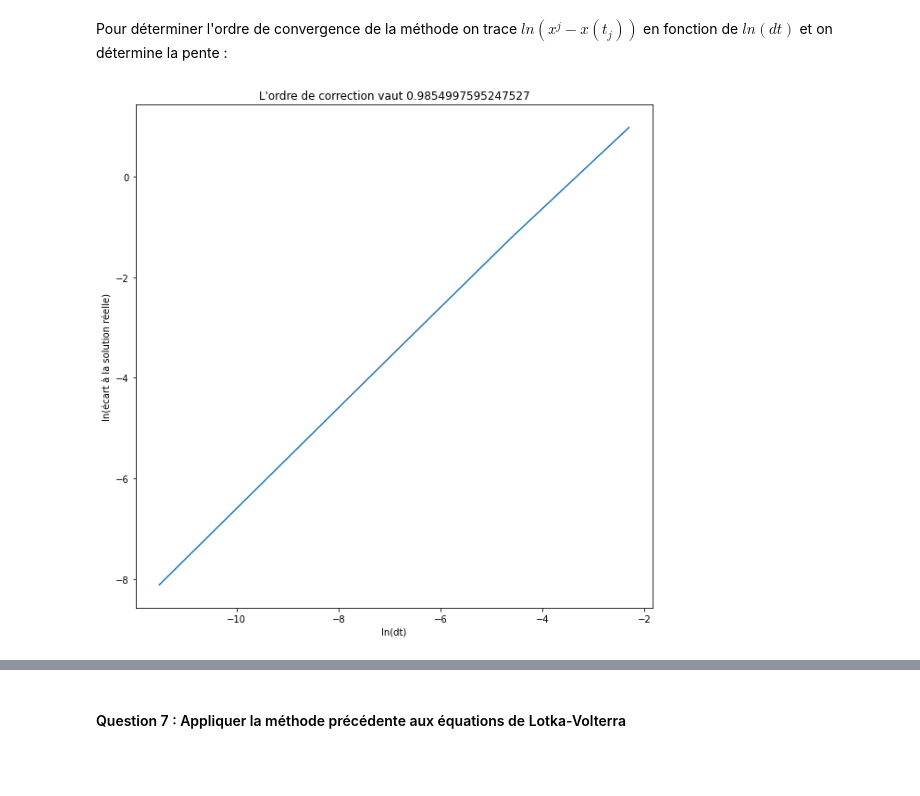
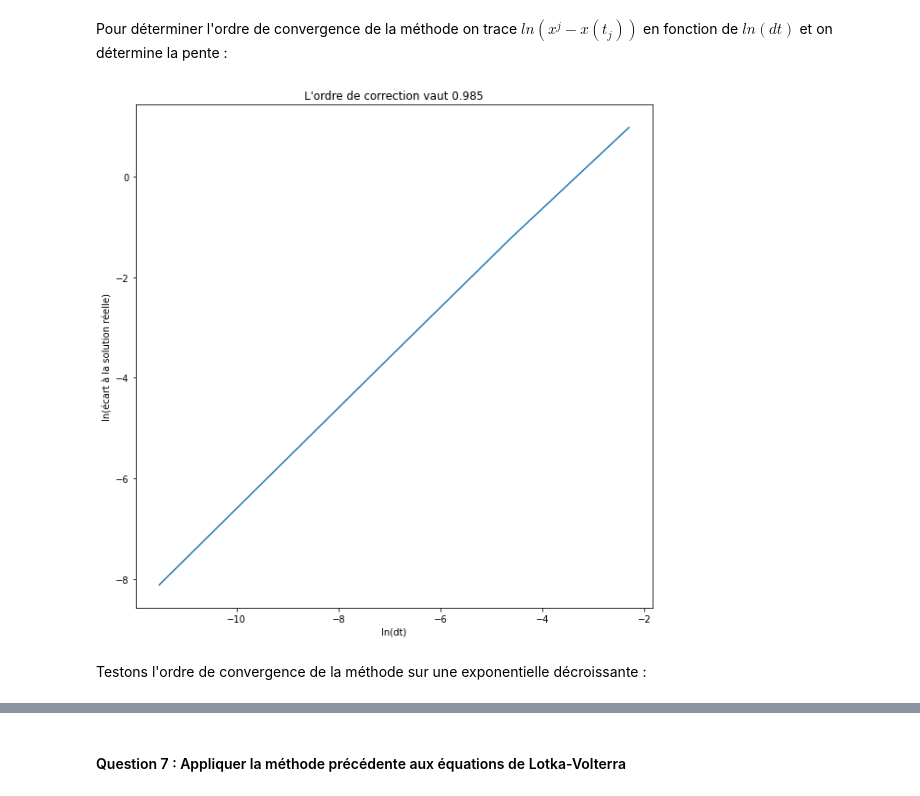
Before and after one commit to pierrechapel/projet_equa_diff, a Jupyter notebook: notebook.ipynb, the cells around one changed output, grey strips where cells are left out. Saved outputs shown, nothing was run; the diff lists cells and outputs as text; code cells hidden in the pictures; blank space fills up the shorter version.

```diff
--- a/notebook.ipynb
+++ b/notebook.ipynb
@@ -224,19 +224,21 @@ plt.show()
 Pour déterminer l'ordre de convergence de la méthode on trace $ln(x^j - x(t_j))$ en fonction de $ln(dt)$ et on détermine la pente :
 # %%
 
-def ordre_de_correction(x0, t0, tf) :
+def ordre_de_correction_exp(x0, t0, tf) :
     DT = np.array([10**(-5+i)for i in range (5)])
     ecart = np.array([abs(euler_explicite(g, x0, t0, tf, dt)[1][-1] - exp(tf)) for dt in DT])
     pente = (log(ecart[-1])-log(ecart[0]))/(log(DT[-1]) - log(DT[0]))
     return np.log(DT), np.log(ecart), pente
 
 
 
-A = ordre_de_correction(np.array([1]), 0, 3)
+A = ordre_de_correction_exp(np.array([1]), 0, 3)
 plt.plot(A[0],A[1])
-plt.title( f"L'ordre de correction vaut {A[2]}")
+plt.title( f"L'ordre de correction vaut {A[2]:.3f}")
 plt.xlabel('ln(dt)')
 plt.ylabel('ln(écart à la solution réelle)')
 plt.show()
 # %% [output]
-[figure, old version]
+[figure, new version]
+# %% [markdown]
+Testons l'ordre de convergence de la méthode sur une exponentielle décroissante :
```
Also changed, not shown: parts of 6 cells of this notebook.
